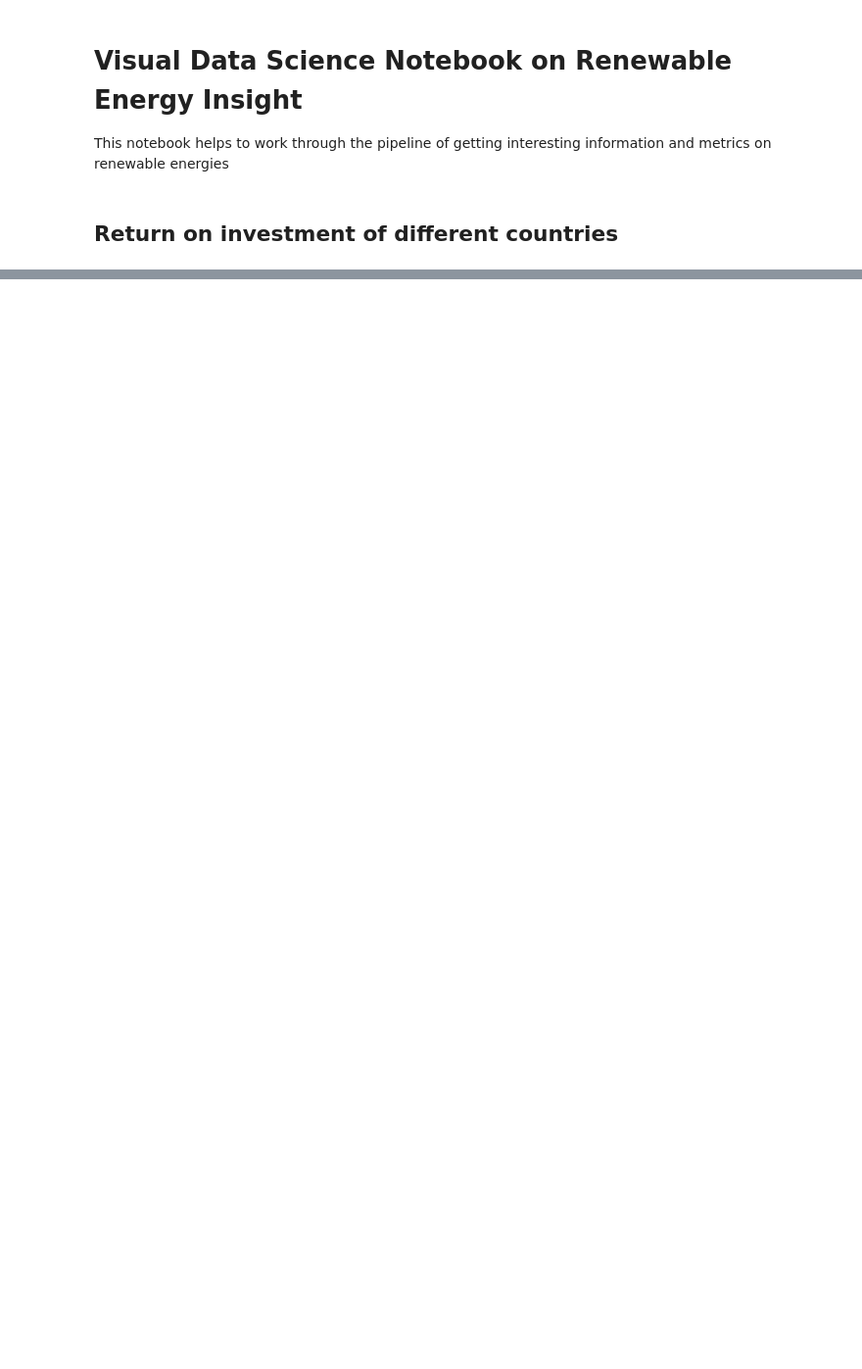
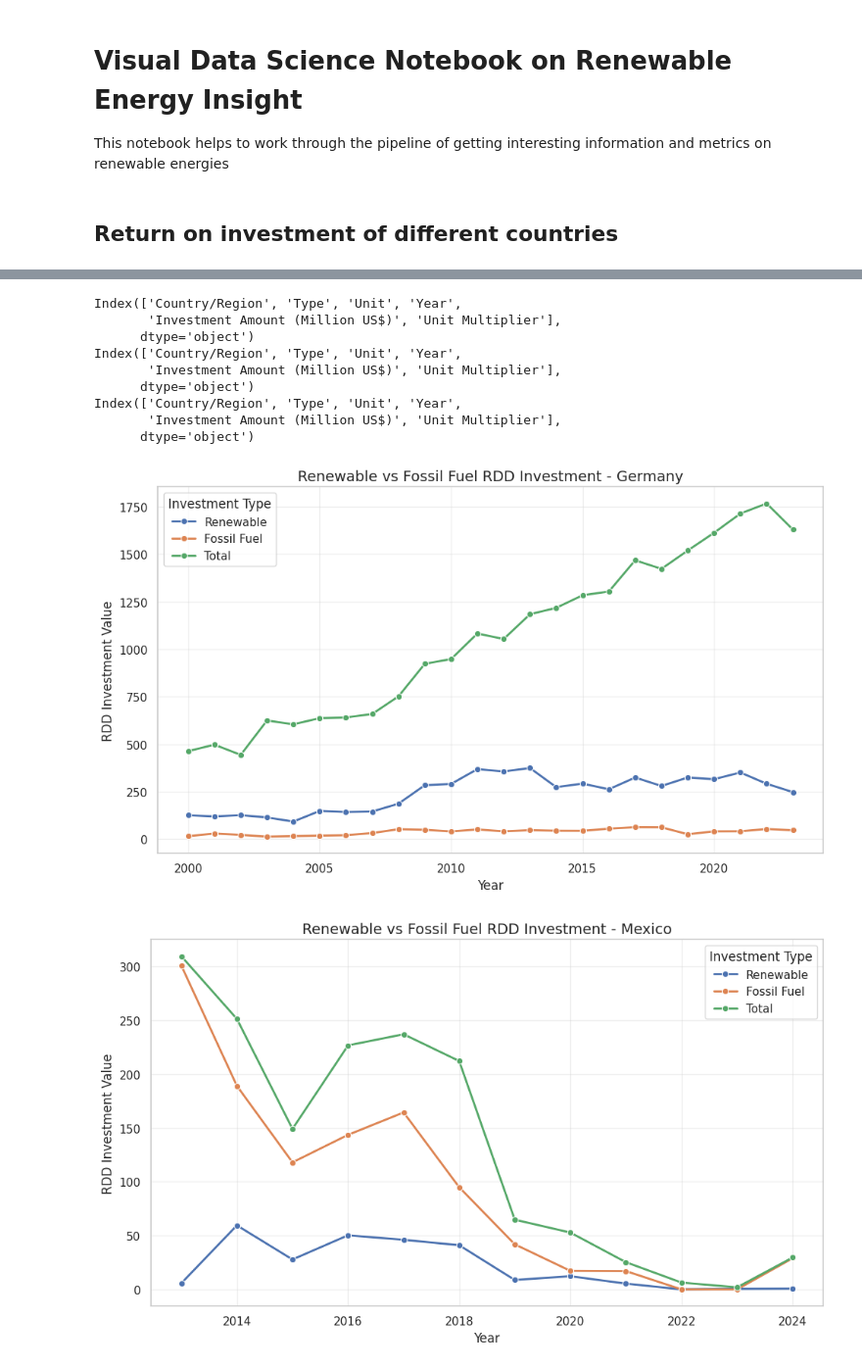
Before and after one commit to mozi30/VDS-RenewableEnergy, a Jupyter notebook: renewable-energy.ipynb, the cells around one changed output, grey strips where cells are left out. Shown: that part at 98% size. Cells and saved outputs as stored; diff of their text form; code cells hidden in the pictures; blank space fills up the shorter version.

```diff
--- a/renewable-energy.ipynb
+++ b/renewable-energy.ipynb
@@ -4,6 +4,7 @@ This notebook helps to work through the pipeline of getting interesting informat
 # %% [markdown]
 ## Return on investment of different countries
 # %%
+
 import sys
 print(sys.executable)
 import pandas as pd
@@ -13,7 +14,7 @@ import seaborn as snus
 import matplotlib.pyplot as plt
 from enum import Enum
 DATA_FOLDER = "data/"
-SELECTED_COUNTRIES = ["Total IEA","Germany","Mexico", "Brazil","Austria", "France", "Italy", "Spain", "United Kingdom", "Netherlands", "Sweden"]
+SELECTED_COUNTRIES = ["Germany","Mexico", "Brazil","Austria", "France", "Türkiye", "Japan", "Egypt" ] #"Italy", "Spain", "United Kingdom", "Netherlands", "Sweden"
 IAE_MEMBERS = [
     "Australia", "Austria", "Belgium", "Canada", "Czechia", "Denmark",
     "Estonia", "Finland", "France", "Germany", "Greece", "Hungary",
@@ -59,6 +62,21 @@ gdp_population_content = pd.read_csv(DATA_FOLDER + "gdp-population.csv")
 
 rdd_content = pd.read_csv(DATA_FOLDER + "rdd-total-fossile-renewable.csv")
 # %%
+print("Capacity generation emission columns:")
+print(capacity_generation_emission_content.columns)
+capacity_generation_emission_content = capacity_generation_emission_content.drop(
+    columns=[
+        "EU","OECD","G7","G20","ASEAN"
+        ]
+)
+capacity_generation_emission_content = capacity_generation_emission_content.rename(columns={"Area": "Country/Region"})
+print("Cleaned capacity generation emission columns:")
+print(capacity_generation_emission_content.columns)
+
+print("\n")
+
+print("Public rd&d investment columns:")
+print(rdd_content.columns)
 rdd_content = rdd_content.drop(
     columns=[
         "STRUCTURE", "STRUCTURE_ID", "STRUCTURE_NAME", "ACTION", "COUNTRY", "FREQUENCY", "Frequency",
@@ -66,16 +84,24 @@ rdd_content = rdd_content.drop(
         "CONF_STATUS", "Confidential Status", "Decimals","Unit multiplier","DECIMALS"
     ]
 )
+rdd_content = rdd_content.rename(columns={"RDD_TECH": "Type", "TIME_PERIOD": "Year", "OBS_VALUE": "Investment Amount (Million US$)", "UNIT_MULT": "Unit Multiplier"})
+print("Cleaned public rd&d investment columns:")
+print(rdd_content.columns)
 
+print("\n")
+
+print("Gdp and population columns:")
+print(gdp_population_content.columns)
 #Remove unneeded columns from gdp_population_content
 gdp_population_content = gdp_population_content.drop(
     columns=[
              "Country Code", "Series Code"
     ]
 )
+
 #Remove [YRXXXX] from column names
 gdp_population_content.columns = gdp_population_content.columns.str.replace(r'\[YR\d{4}\]', '', regex=True).str.strip()
 gdp_population_content = pd.melt(gdp_population_content, id_vars=['Country Name', 'Series Name'],value_vars=[col for col in gdp_population_content.columns if col not in ['Country Name', 'Series Name']], var_name='Year', value_name='Value')
 gdp_population_content['Value'] = pd.to_numeric(gdp_population_content['Value'], errors='coerce')
+print("Cleaned gdp and population columns:")
 print(gdp_population_content.columns)
-print(gdp_population_content.head())
@@ -164,6 +246,9 @@ def get_rdd_investment(country_list, type: RDD_TYPE):
     country_list_df = pd.DataFrame()
     for country in country_list:
         country_data = rdd_content[rdd_content['Country/Region']==country]
-        rdd_type = country_data[country_data['RDD_TECH']==type.value]
+        rdd_type = country_data[country_data['Type']==type.value]
         country_list_df = pd.concat([country_list_df, rdd_type], ignore_index=True)
+    print(country_list_df.columns)
     return country_list_df
+
+print(get_rdd_investment(SELECTED_COUNTRIES, RDD_TYPE.RENEWABLE))
@@ -170,30 +273,42 @@ def get_rdd_investment(country_list, type: RDD_TYPE):
 # %%
 selected_renewable_rdd = get_rdd_investment(SELECTED_COUNTRIES, RDD_TYPE.RENEWABLE)
 selected_fossilfuel_rdd = get_rdd_investment(SELECTED_COUNTRIES, RDD_TYPE.FOSSILFUEL)
 selected_total_rdd = get_rdd_investment(SELECTED_COUNTRIES, RDD_TYPE.TOTAL)
 selected_renewable_rdd['Investment_Type'] = 'Renewable'
 selected_fossilfuel_rdd['Investment_Type'] = 'Fossil Fuel'
 selected_total_rdd['Investment_Type'] = 'Total'
 combined_rdd = pd.concat([selected_renewable_rdd, selected_fossilfuel_rdd, selected_total_rdd], ignore_index=True)
 
 #Plot Renewable vs Fossilfuel RDD Investment Over Time by Country
 
 for country in SELECTED_COUNTRIES:
     country_data = combined_rdd[combined_rdd['Country/Region'] == country]
 
     plt.figure(figsize=(10, 6))
     snus.lineplot(
         data=country_data,
-        x='TIME_PERIOD',
-        y='OBS_VALUE',
+        x='Year',
+        y='Investment Amount (Million US$)',
         hue='Investment_Type',
         marker='o',
         linewidth=2
     )
     plt.title(f'Renewable vs Fossil Fuel RDD Investment - {country}', fontsize=14)
     plt.xlabel('Year', fontsize=12)
     plt.ylabel('RDD Investment Value', fontsize=12)
     plt.legend(title='Investment Type', loc='best')
     plt.grid(True, alpha=0.3)
     plt.tight_layout()
     plt.show()
+# %% [output]
+Index(['Country/Region', 'Type', 'Unit', 'Year',
+       'Investment Amount (Million US$)', 'Unit Multiplier'],
+      dtype='object')
+Index(['Country/Region', 'Type', 'Unit', 'Year',
+       'Investment Amount (Million US$)', 'Unit Multiplier'],
+      dtype='object')
+Index(['Country/Region', 'Type', 'Unit', 'Year',
+       'Investment Amount (Million US$)', 'Unit Multiplier'],
+      dtype='object')
+[figure, added]
+[figure, added]
```
Also changed, not shown: parts of 13 cells of this notebook.
